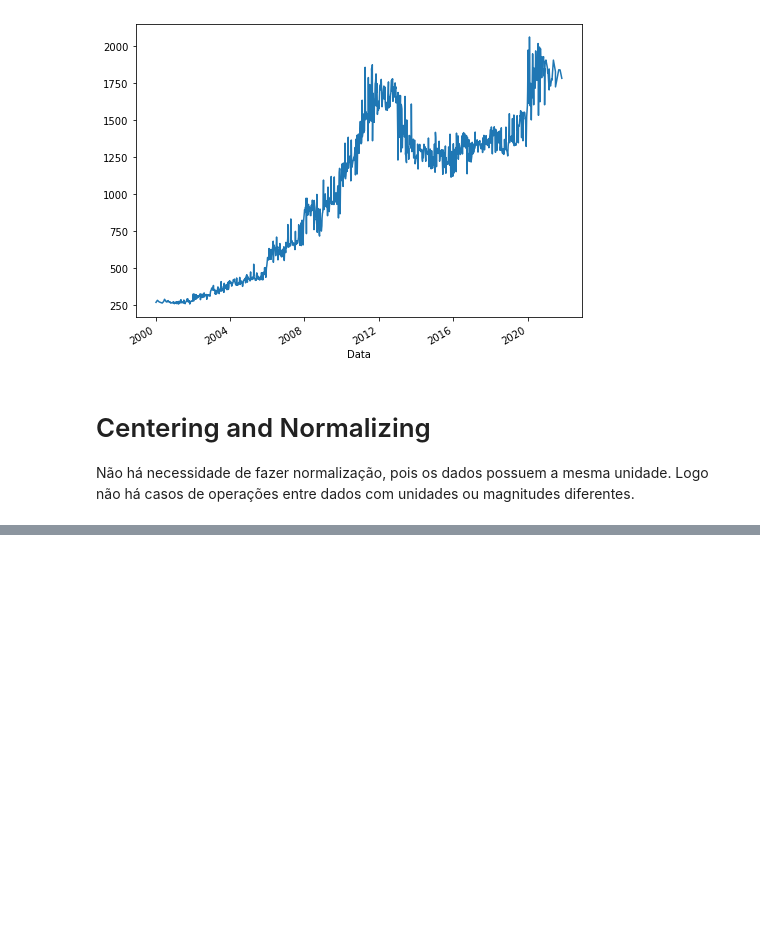
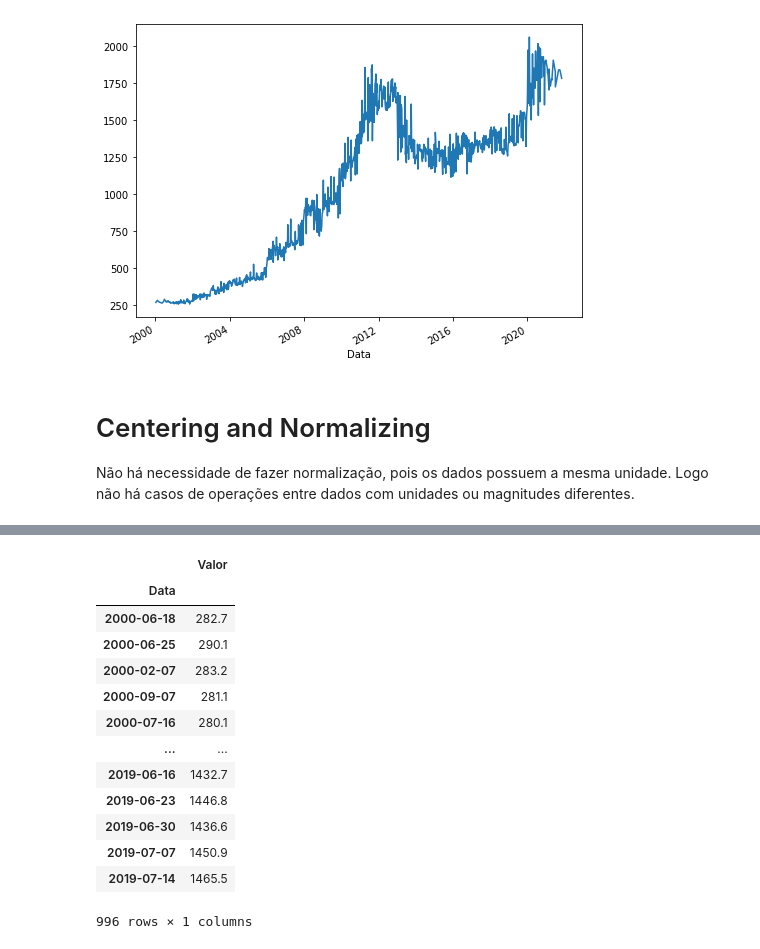
Before and after one commit to JorgeSantos18/MO432, a Jupyter notebook: Tarefa_3.ipynb, the cells around one changed output, grey strips where cells are left out. Saved outputs shown, nothing was run; the diff lists cells and outputs as text; code cells hidden in the pictures; blank space fills up the shorter version.

```diff
--- a/Tarefa_3.ipynb
+++ b/Tarefa_3.ipynb
@@ -68,0 +102,18 @@ y_train.shape
+# %%
+
+train_data
+# %% [output]
+|  | Valor |
+| Data |  |
+| 2000-06-18 | 282.7 |
+| 2000-06-25 | 290.1 |
+| 2000-02-07 | 283.2 |
+| 2000-09-07 | 281.1 |
+| 2000-07-16 | 280.1 |
+| ... | ... |
+| 2019-06-16 | 1432.7 |
+| 2019-06-23 | 1446.8 |
+| 2019-06-30 | 1436.6 |
+| 2019-07-07 | 1450.9 |
+| 2019-07-14 | 1465.5 |
+996 rows × 1 columns
```
Also changed, not shown: parts of 20 cells of this notebook.
